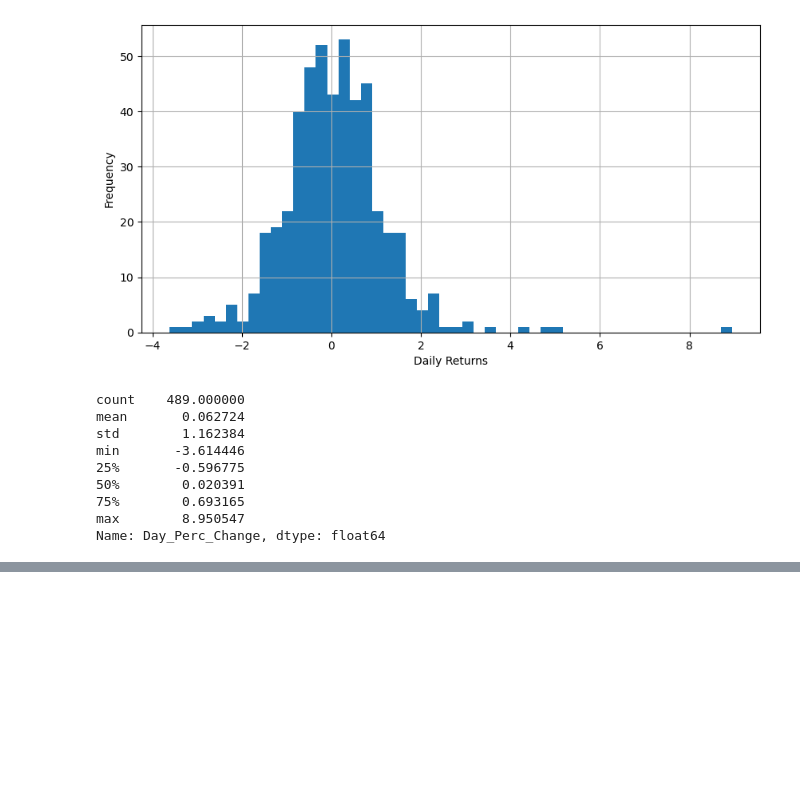
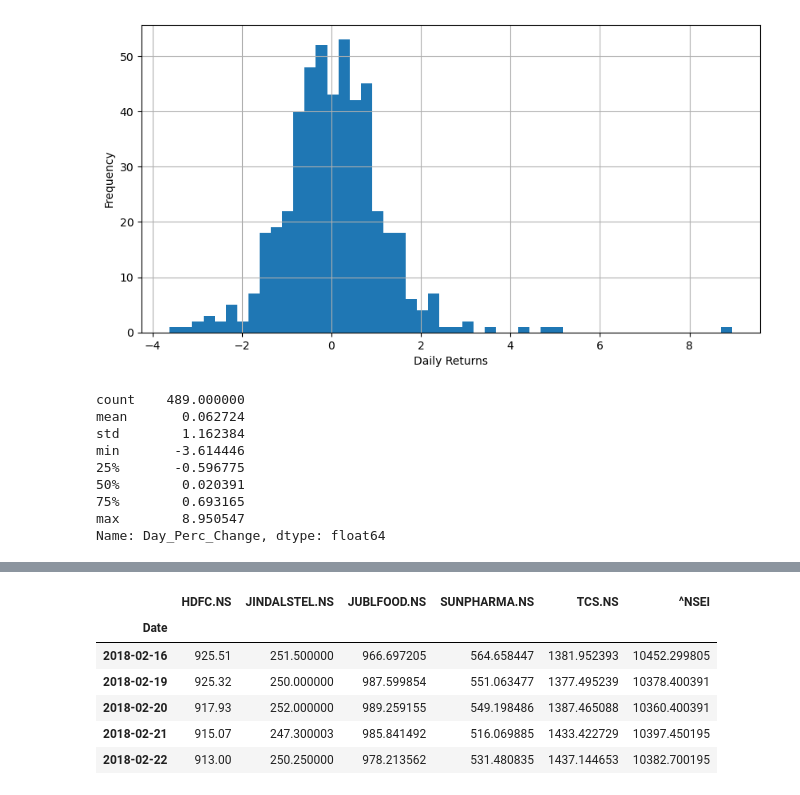
Before and after one commit to TurmaeUrsorum/belajar-piton, a Jupyter notebook: 23. Study Case : Finance/finance_study_case.ipynb, the cells around one changed output, grey strips where cells are left out. Cells and saved outputs as stored; diff of their text form; code cells hidden in the pictures; blank space fills up the shorter version.

```diff
--- a/23. Study Case : Finance/finance_study_case.ipynb
+++ b/23. Study Case : Finance/finance_study_case.ipynb
@@ -320,0 +409,26 @@ Name: Day_Perc_Change, dtype: float64
+# %%
+# load stock market data
+JINDALSTEL_df = pd.read_csv("JINDALSTEL.NS.csv", parse_dates=["Date"], index_col="Date")
+JUBLFOOD_df = pd.read_csv("JUBLFOOD.NS.csv", parse_dates=["Date"], index_col="Date")
+SUNPHARMA_df = pd.read_csv("SUNPHARMA.NS.csv", parse_dates=["Date"], index_col="Date")
+TCS_df = pd.read_csv("TCS.NS.csv", parse_dates=["Date"], index_col="Date")
+NSEI_df = pd.read_csv("^NSEI.csv", parse_dates=["Date"], index_col="Date")
+
+
+# merge Adj. close values
+combined_df = pd.concat([HDFC_df["Adj Close"], JINDALSTEL_df["Adj Close"], JUBLFOOD_df["Adj Close"], SUNPHARMA_df["Adj Close"], TCS_df["Adj Close"], NSEI_df["Adj Close"]], axis=1)
+combined_df.columns = ["HDFC.NS", "JINDALSTEL.NS", "JUBLFOOD.NS", "SUNPHARMA.NS", "TCS.NS", "^NSEI"]
+# %%
+# drop null values
+combined_df.dropna(inplace = True, axis = 0)
+
+# display first few rows
+combined_df.head()
+# %% [output]
+|  | HDFC.NS | JINDALSTEL.NS | JUBLFOOD.NS | SUNPHARMA.NS | TCS.NS | ^NSEI |
+| Date |  |  |  |  |  |  |
+| 2018-02-16 | 925.51 | 251.500000 | 966.697205 | 564.658447 | 1381.952393 | 10452.299805 |
+| 2018-02-19 | 925.32 | 250.000000 | 987.599854 | 551.063477 | 1377.495239 | 10378.400391 |
+| 2018-02-20 | 917.93 | 252.000000 | 989.259155 | 549.198486 | 1387.465088 | 10360.400391 |
+| 2018-02-21 | 915.07 | 247.300003 | 985.841492 | 516.069885 | 1433.422729 | 10397.450195 |
+| 2018-02-22 | 913.00 | 250.250000 | 978.213562 | 531.480835 | 1437.144653 | 10382.700195 |
```
Also changed, not shown: parts of 13 cells of this notebook, 4 other files.
